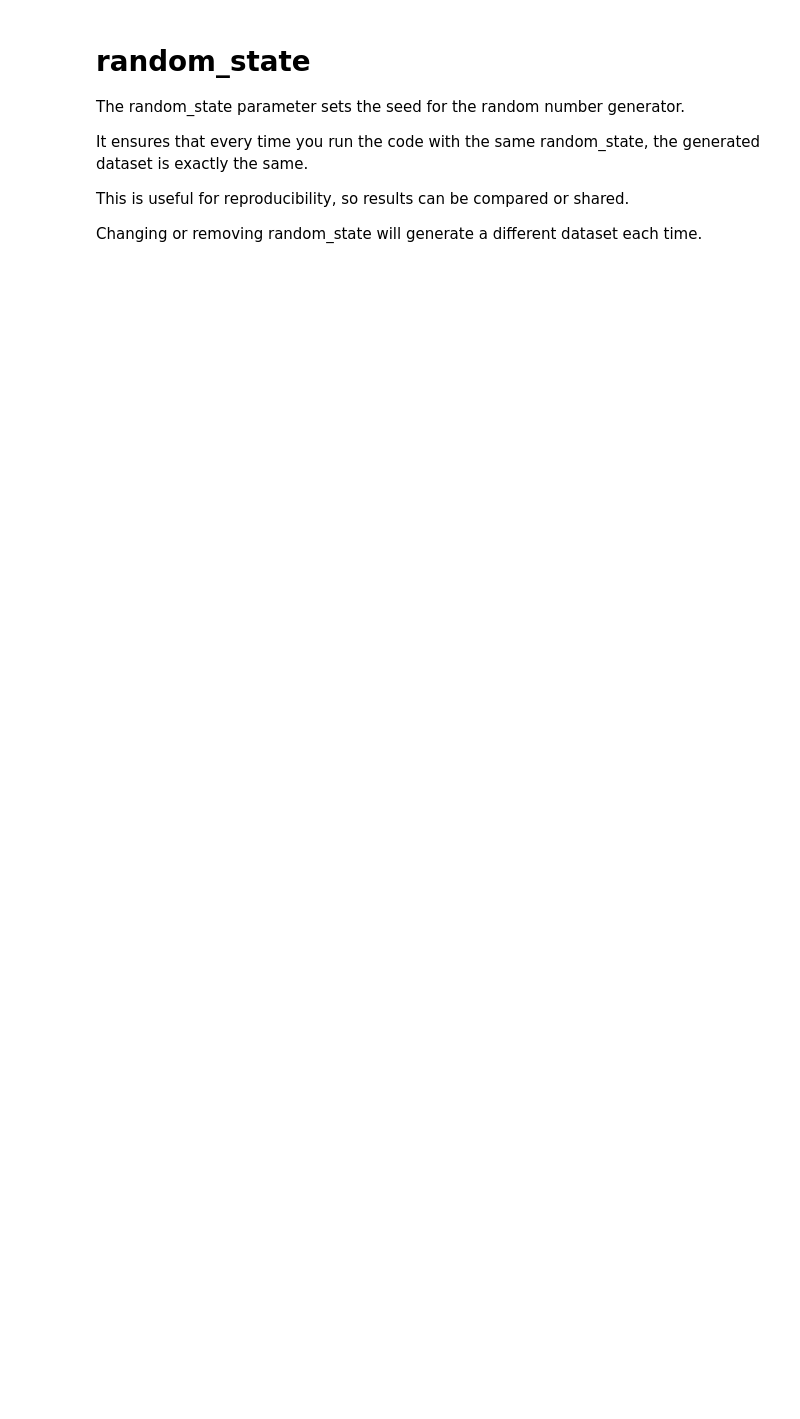
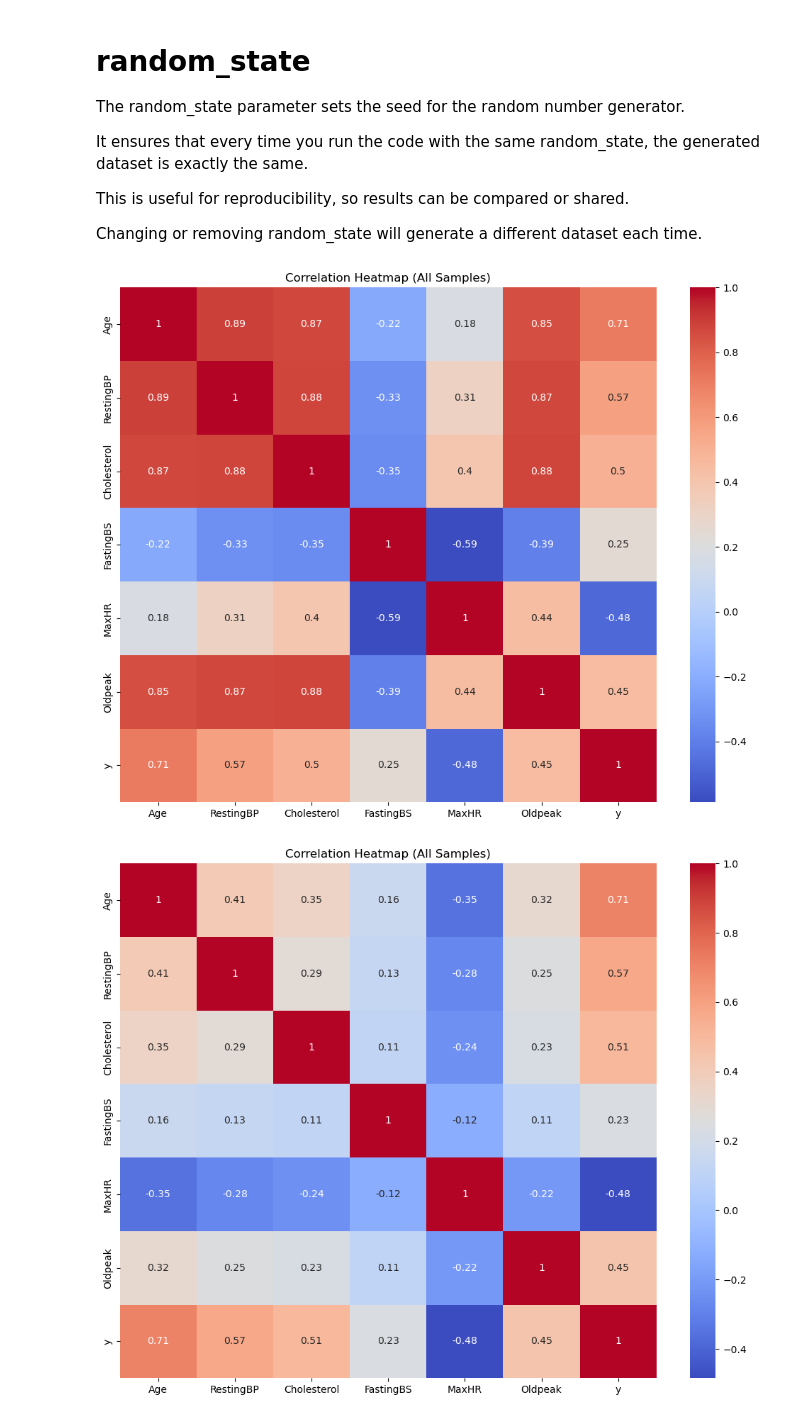
Before and after one commit to JanKoch99/MachineLearningDataMining, a Jupyter notebook: DataGeneration.ipynb, the cells around one changed output. Cells and saved outputs as stored; diff of their text form; code cells hidden in the pictures; blank space fills up the shorter version.

```diff
--- a/DataGeneration.ipynb
+++ b/DataGeneration.ipynb
@@ -224,3 +262,24 @@ def scale_features(X: pd.DataFrame) -> pd.DataFrame:
         X_processed[numeric_cols] = scaler.fit_transform(X_processed[numeric_cols])
 
     return X_processed
+# %%
+df = generate_synthetic_data(
+    n_samples=20000,
+    independence=0,
+    random_state=42,
+)
+save_plots(df)
+df.to_csv('synthetic_heart_data.csv', index=False)
+
+# Also generate a Naive Bayes friendly dataset variant (adds noise)
+df_nb = generate_synthetic_data(
+    n_samples=20000,
+    random_state=42,
+    label_balance=0.5,
+    noise_sigma=0.03
+)
+save_plots(df_nb, out_dir="./plots/generated_nb")
+df_nb.to_csv('synthetic_heart_data_gaussian.csv', index=False)
+# %% [output]
+[figure, added]
+[figure, added]
```
Also changed, not shown: parts of 10 cells of this notebook.
